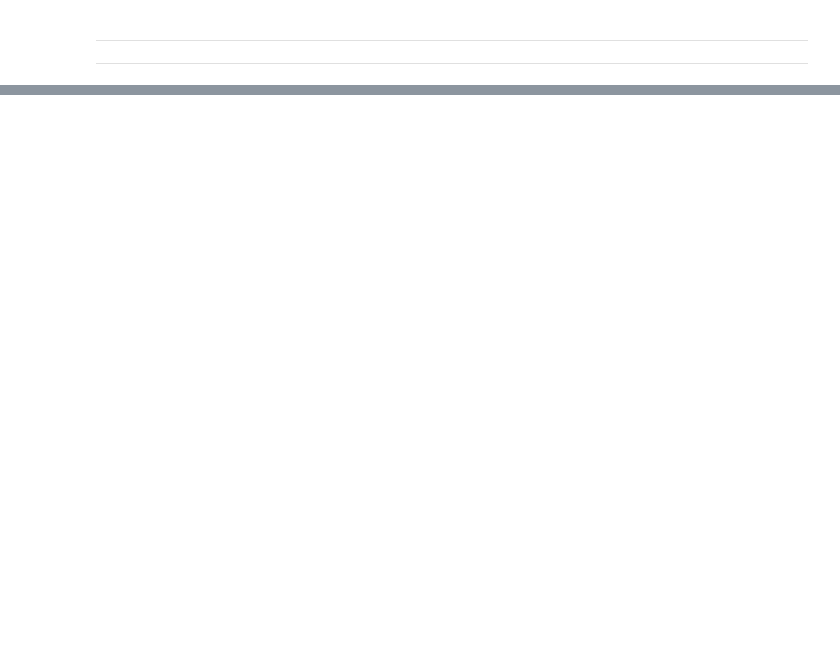
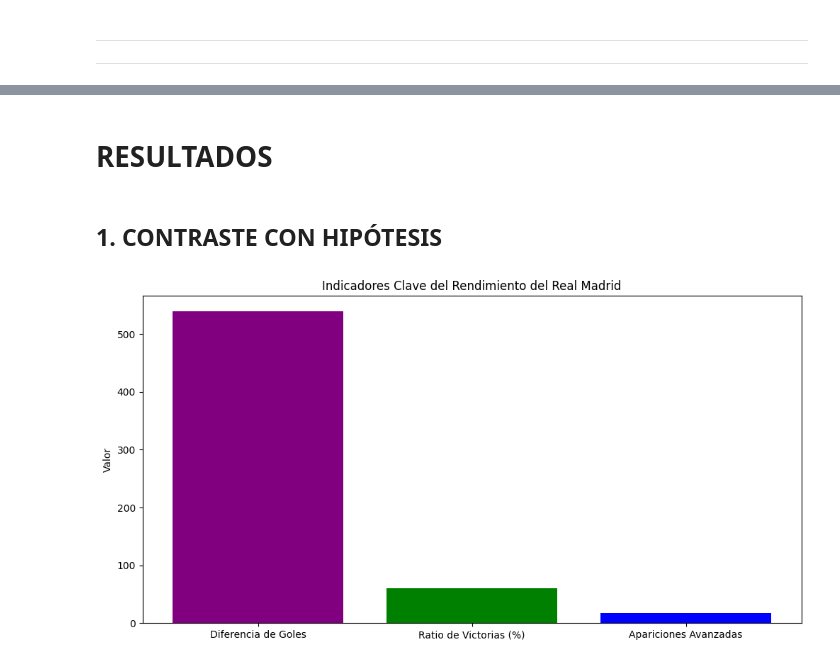
Before and after one commit to 27MarioGomez/ONLINE_DS_THEBRIDGE_27MarioGomez, a Jupyter notebook: Project_Break_I__EDA/EDA - CHAMPIONS LEAGUE/main.ipynb, the cells around one changed output, grey strips where cells are left out. Drawn from its saved outputs; the diff is of its cells as text; code cells hidden in the pictures; blank space fills up the shorter version.

Commit message:
conclusiones finales - EDA

```diff
--- a/Project_Break_I__EDA/EDA - CHAMPIONS LEAGUE/main.ipynb
+++ b/Project_Break_I__EDA/EDA - CHAMPIONS LEAGUE/main.ipynb
@@ -1122,0 +985,40 @@ plt.show()
+# %% [markdown]
+# RESULTADOS
+# %% [markdown]
+## 1. CONTRASTE CON HIPÓTESIS
+# %%
+# Contraste de Hipótesis 1: El Real Madrid tiene el mejor rendimiento histórico
+# Realizamos un análisis detallado de las métricas clave para confirmar o rechazar la hipótesis.
+
+# Filtrar datos del Real Madrid
+real_madrid_data = df_cleaned[(df_cleaned['Team 1'] == 'Real Madrid') | (df_cleaned['Team 2'] == 'Real Madrid')].copy()
+
+# Métricas clave: diferencia de goles acumulada
+real_madrid_data.loc[:, 'Goal Difference'] = np.where(
+    real_madrid_data['Team 1'] == 'Real Madrid',
+    real_madrid_data['Team 1 Goals'] - real_madrid_data['Team 2 Goals'],
+    real_madrid_data['Team 2 Goals'] - real_madrid_data['Team 1 Goals']
+)
+goal_difference = real_madrid_data['Goal Difference'].sum()
+
+# Ratio de victorias
+victories = len(real_madrid_data[
+    (real_madrid_data['Team 1'] == 'Real Madrid') & (real_madrid_data['Team 1 Goals'] > real_madrid_data['Team 2 Goals'])
+]) + len(real_madrid_data[
+    (real_madrid_data['Team 2'] == 'Real Madrid') & (real_madrid_data['Team 2 Goals'] > real_madrid_data['Team 1 Goals'])
+])
+total_matches = len(real_madrid_data)
+win_ratio = victories / total_matches
+
+# Apariciones en etapas avanzadas
+advanced_rounds = real_madrid_data[real_madrid_data['Round'].isin(['Semifinal', 'Final'])]
+
+# Visualización
+plt.figure(figsize=(12, 6))
+plt.bar(['Diferencia de Goles', 'Ratio de Victorias (%)', 'Apariciones Avanzadas'],
+        [goal_difference, win_ratio * 100, len(advanced_rounds)], color=['purple', 'green', 'blue'])
+plt.title("Indicadores Clave del Rendimiento del Real Madrid")
+plt.ylabel("Valor")
+plt.show()
+# %% [output]
+[figure, added]
```
Also changed, not shown: parts of 12 cells of this notebook, 1 other file.
